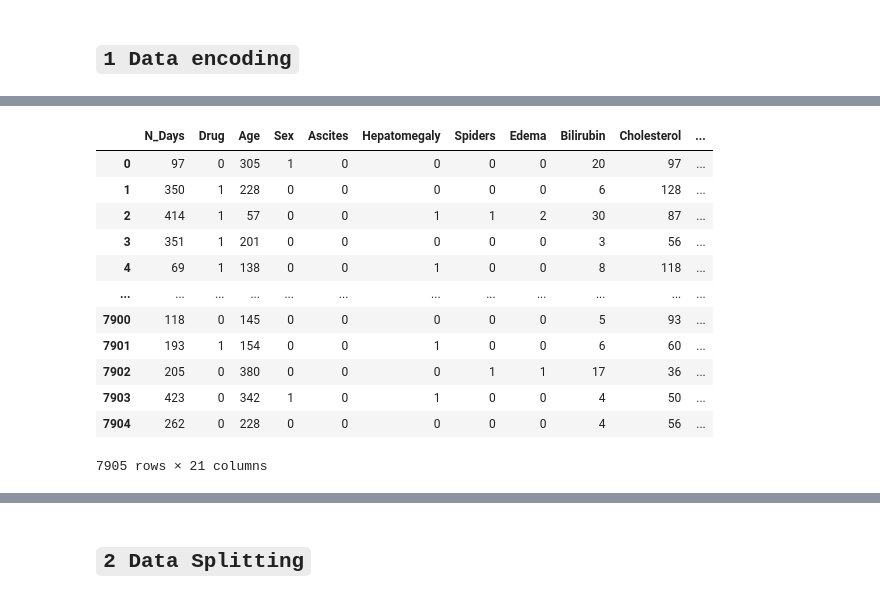
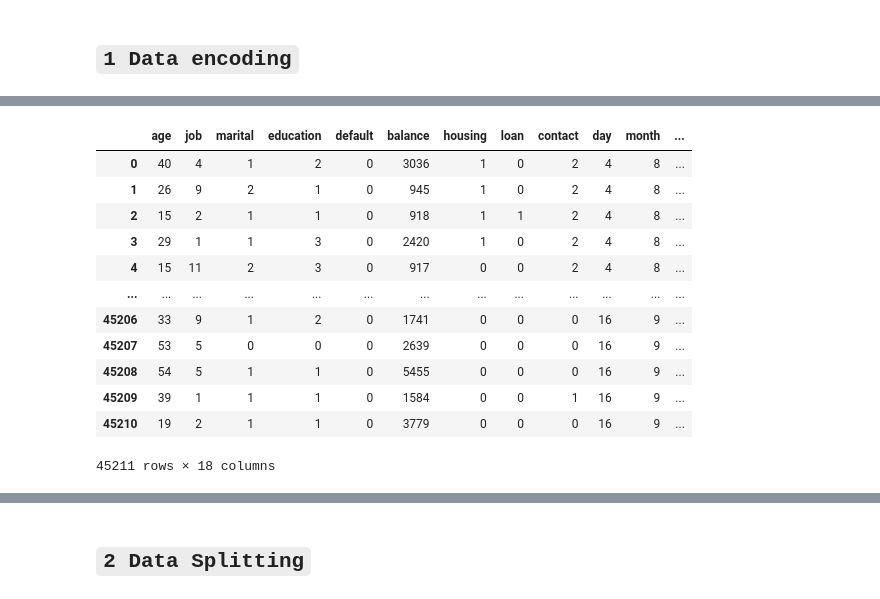
Before and after one commit to accesable/ML_Final, a Jupyter notebook: code/main.ipynb, the cells around one changed output, grey strips where cells are left out. Drawn from its saved outputs; the diff is of its cells as text; code cells hidden in the pictures.

```diff
--- a/code/main.ipynb
+++ b/code/main.ipynb
@@ -46,0 +37,3 @@ dataframe.head()
+# %%
+train_df = pd.read_csv("../data/train.csv")
+test_df = pd.read_csv("../data/test.csv")
@@ -244,0 +181,3 @@ dataframe
+# %%
+train_df = pd.get_dummies(train_df, columns=['y'])
+train_df
@@ -245,18 +215,18 @@ dataframe
 # %%
 le = LabelEncoder()
-dataframe = dataframe.apply(le.fit_transform)
-dataframe
+train_df = train_df.apply(le.fit_transform)
+train_df
 # %% [output]
-|  | N_Days | Drug | Age | Sex | Ascites | Hepatomegaly | Spiders | Edema | Bilirubin | Cholesterol | ... |
-| 0 | 97 | 0 | 305 | 1 | 0 | 0 | 0 | 0 | 20 | 97 | ... |
-| 1 | 350 | 1 | 228 | 0 | 0 | 0 | 0 | 0 | 6 | 128 | ... |
-| 2 | 414 | 1 | 57 | 0 | 0 | 1 | 1 | 2 | 30 | 87 | ... |
-| 3 | 351 | 1 | 201 | 0 | 0 | 0 | 0 | 0 | 3 | 56 | ... |
-| 4 | 69 | 1 | 138 | 0 | 0 | 1 | 0 | 0 | 8 | 118 | ... |
-| ... | ... | ... | ... | ... | ... | ... | ... | ... | ... | ... | ... |
-| 7900 | 118 | 0 | 145 | 0 | 0 | 0 | 0 | 0 | 5 | 93 | ... |
-| 7901 | 193 | 1 | 154 | 0 | 0 | 1 | 0 | 0 | 6 | 60 | ... |
-| 7902 | 205 | 0 | 380 | 0 | 0 | 0 | 1 | 1 | 17 | 36 | ... |
-| 7903 | 423 | 0 | 342 | 1 | 0 | 1 | 0 | 0 | 4 | 50 | ... |
-| 7904 | 262 | 0 | 228 | 0 | 0 | 0 | 0 | 0 | 4 | 56 | ... |
+|  | age | job | marital | education | default | balance | housing | loan | contact | day | month | ... |
+| 0 | 40 | 4 | 1 | 2 | 0 | 3036 | 1 | 0 | 2 | 4 | 8 | ... |
+| 1 | 26 | 9 | 2 | 1 | 0 | 945 | 1 | 0 | 2 | 4 | 8 | ... |
+| 2 | 15 | 2 | 1 | 1 | 0 | 918 | 1 | 1 | 2 | 4 | 8 | ... |
+| 3 | 29 | 1 | 1 | 3 | 0 | 2420 | 1 | 0 | 2 | 4 | 8 | ... |
+| 4 | 15 | 11 | 2 | 3 | 0 | 917 | 0 | 0 | 2 | 4 | 8 | ... |
+| ... | ... | ... | ... | ... | ... | ... | ... | ... | ... | ... | ... | ... |
+| 45206 | 33 | 9 | 1 | 2 | 0 | 1741 | 0 | 0 | 0 | 16 | 9 | ... |
+| 45207 | 53 | 5 | 0 | 0 | 0 | 2639 | 0 | 0 | 0 | 16 | 9 | ... |
+| 45208 | 54 | 5 | 1 | 1 | 0 | 5455 | 0 | 0 | 0 | 16 | 9 | ... |
+| 45209 | 39 | 1 | 1 | 1 | 0 | 1584 | 0 | 0 | 1 | 16 | 9 | ... |
+| 45210 | 19 | 2 | 1 | 1 | 0 | 3779 | 0 | 0 | 0 | 16 | 9 | ... |
-7905 rows × 21 columns
+45211 rows × 18 columns
```
Also changed, not shown: parts of 50 cells of this notebook, 3 other files.
